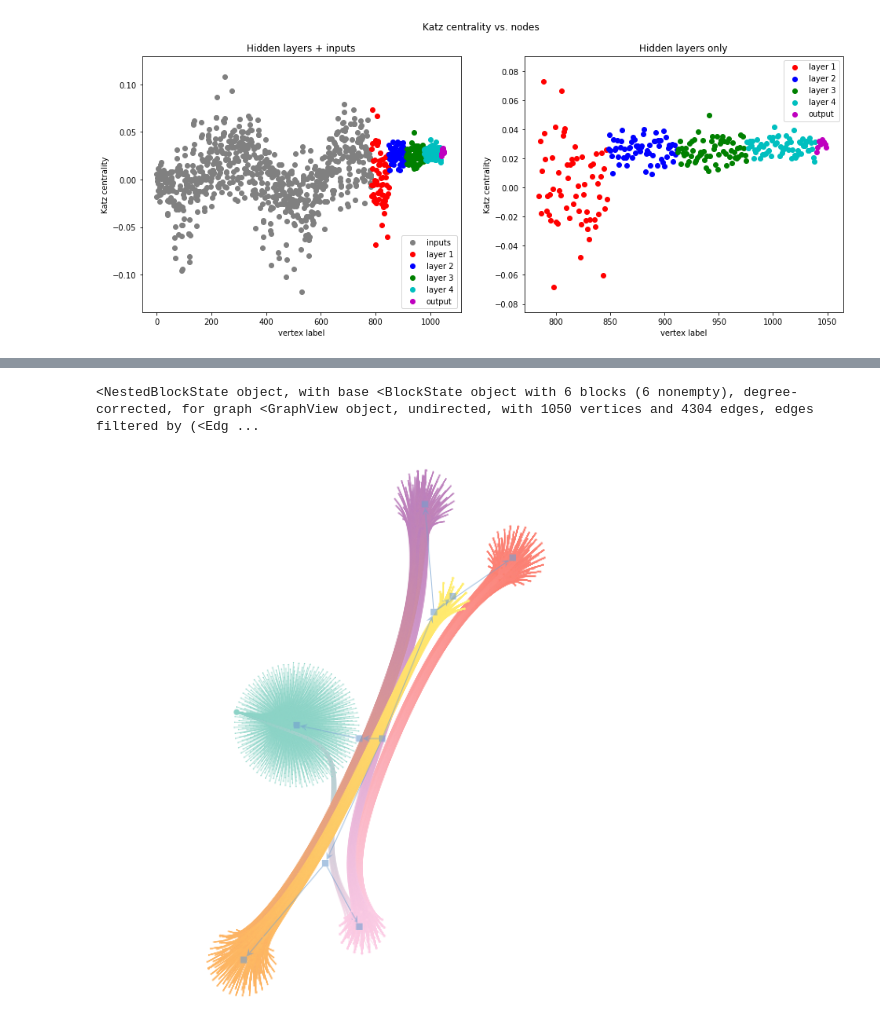
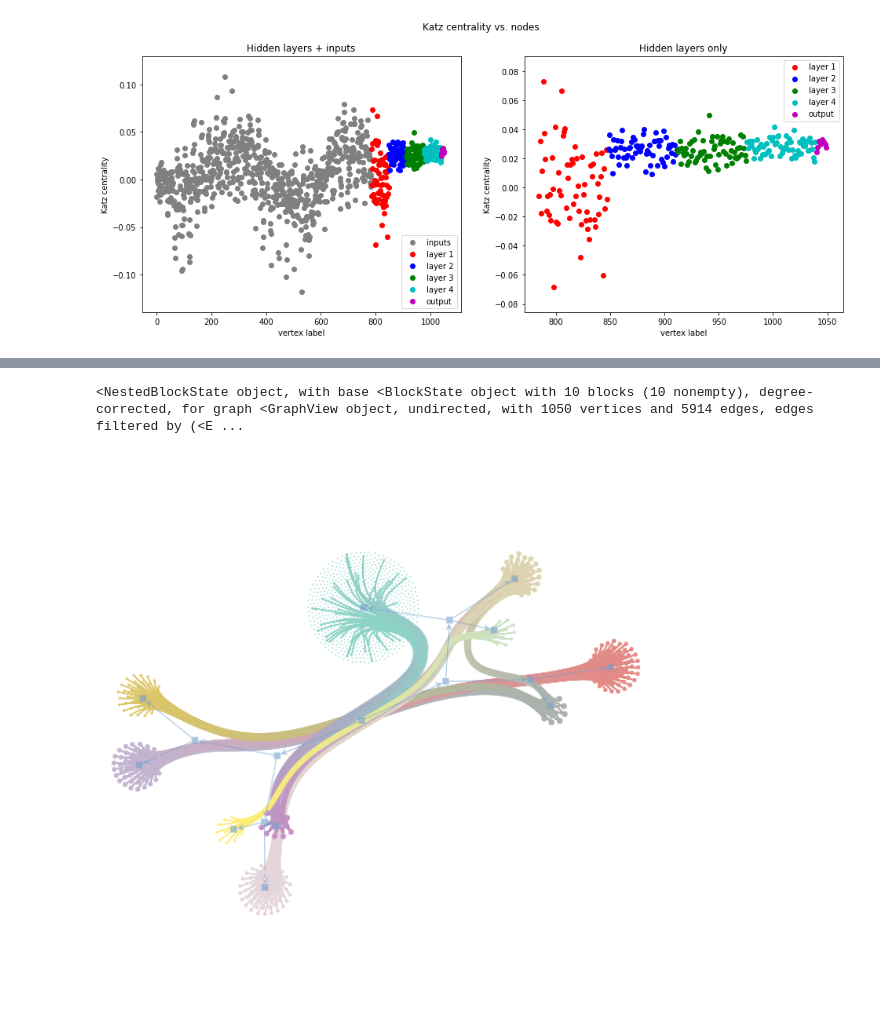
Before and after one commit to bgroenks96/dnn-community-detection, a Jupyter notebook: nn-to-graph-scratch.ipynb, the cells around one changed output, grey strips where cells are left out. Cells and saved outputs as stored; diff of their text form; code cells hidden in the pictures.

```diff
--- a/nn-to-graph-scratch.ipynb
+++ b/nn-to-graph-scratch.ipynb
@@ -12,7 +15,9 @@ import matplotlib.pyplot as plt
 # %%
 (X_train, y_train), (X_test, y_test) = mnist.load_data()
 X_train = X_train.reshape((-1, X_train.shape[1] * X_train.shape[2]))
+X_train = (X_train > 0).astype(np.float32)
 X_test = X_test.reshape((-1, X_test.shape[1] * X_test.shape[2]))
+X_test = (X_test > 0).astype(np.float32)
 y_train_orig, y_test_orig = y_train, y_test
 y_train = to_categorical(y_train, num_classes=10)
 y_test = to_categorical(y_test, num_classes=10)
@@ -20,17 +25,17 @@ y_test = to_categorical(y_test, num_classes=10)
 hidden_dims = 64
 input_dims = X_train.shape[1]
 input_0 = Input((input_dims,))
-dense_1 = Dense(hidden_dims, activation='relu', kernel_initializer='he_uniform')(input_0)
-dense_2 = Dense(hidden_dims, activation='relu', kernel_initializer='he_uniform')(dense_1)
-dense_3 = Dense(hidden_dims, activation='relu', kernel_initializer='he_uniform')(dense_2)
-dense_4 = Dense(hidden_dims, activation='relu', kernel_initializer='he_uniform')(dense_3)
+dense_1 = Dense(hidden_dims, activation='relu')(input_0)
+dense_2 = Dense(hidden_dims, activation='relu')(dense_1)
+dense_3 = Dense(hidden_dims, activation='relu')(dense_2)
+dense_4 = Dense(hidden_dims, activation='relu')(dense_3)
 dense_out = Dense(10, activation='softmax', kernel_initializer='he_uniform')(dense_4)
 model = Model(inputs=input_0, outputs=dense_out)
 model.compile(loss='categorical_crossentropy', optimizer='adam', metrics=['acc'])
 # %%
-load_saved_model = True
+load_saved_model = False
 if load_saved_model and os.path.exists('data/outputs/mnist_dnn_4x64_10.h5'):
     model = load_model('data/outputs/mnist_dnn_4x64_10.h5')
 else:
-    model.fit(X_train, y_train, epochs=5)
+    model.fit(X_train, y_train, batch_size=128, epochs=10, validation_data=(X_test, y_test))
     model.save('data/outputs/mnist_dnn_4x64_10.h5')
@@ -43 +67,5 @@ g_full, g_xs = nn2graph.dense_activations_to_graph(model, X_test[:5000])
+# %%
+N = 5000
+rand_inds = np.concatenate([np.random.choice(np.where(y_test_orig == c)[0], N // 10) for c in range(10)], axis=0)
+g_full, g_xs = nn2graph.dense_activations_to_graph(model, X_test[rand_inds])
 # %%
@@ -164,8 +307,8 @@ plt.scatter(range(g_max.num_vertices()), min_state.get_bs()[0])
 # %%
 from graph_tool.inference.minimize import minimize_nested_blockmodel_dl
-min_state = minimize_nested_blockmodel_dl(g_min, B_max=6)
+min_state = minimize_nested_blockmodel_dl(g_min)
 print(min_state)
 min_state.draw(layout='sfdp')
 # %% [output]
-<NestedBlockState object, with base <BlockState object with 6 blocks (6 nonempty), degree-corrected, for graph <GraphView object, undirected, with 1050 vertices and 4304 edges, edges filtered by (<Edg ...
+<NestedBlockState object, with base <BlockState object with 10 blocks (10 nonempty), degree-corrected, for graph <GraphView object, undirected, with 1050 vertices and 5914 edges, edges filtered by (<E ...
-[figure, old version]
+[figure, new version]
```
Also changed, not shown: parts of 25 cells of this notebook.
